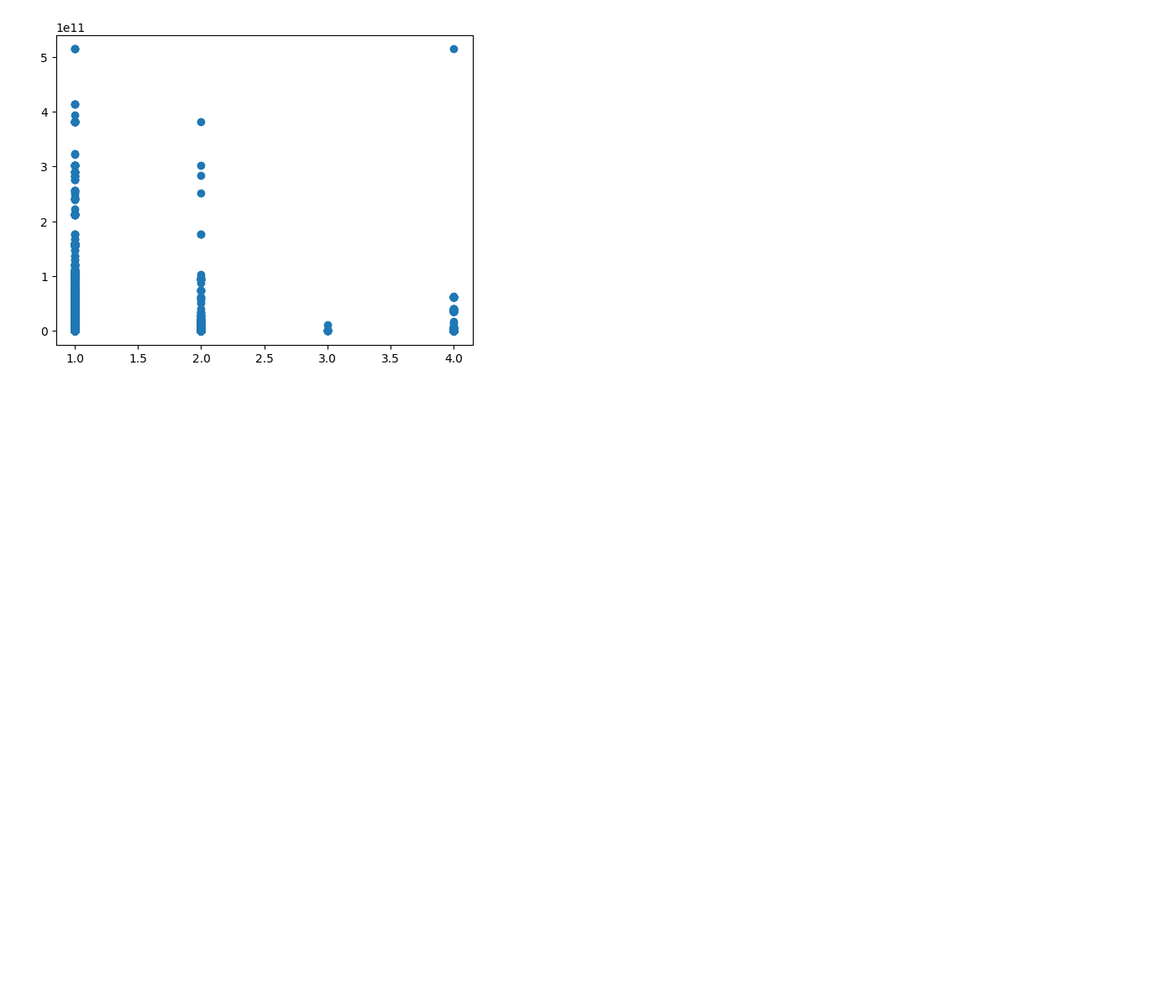
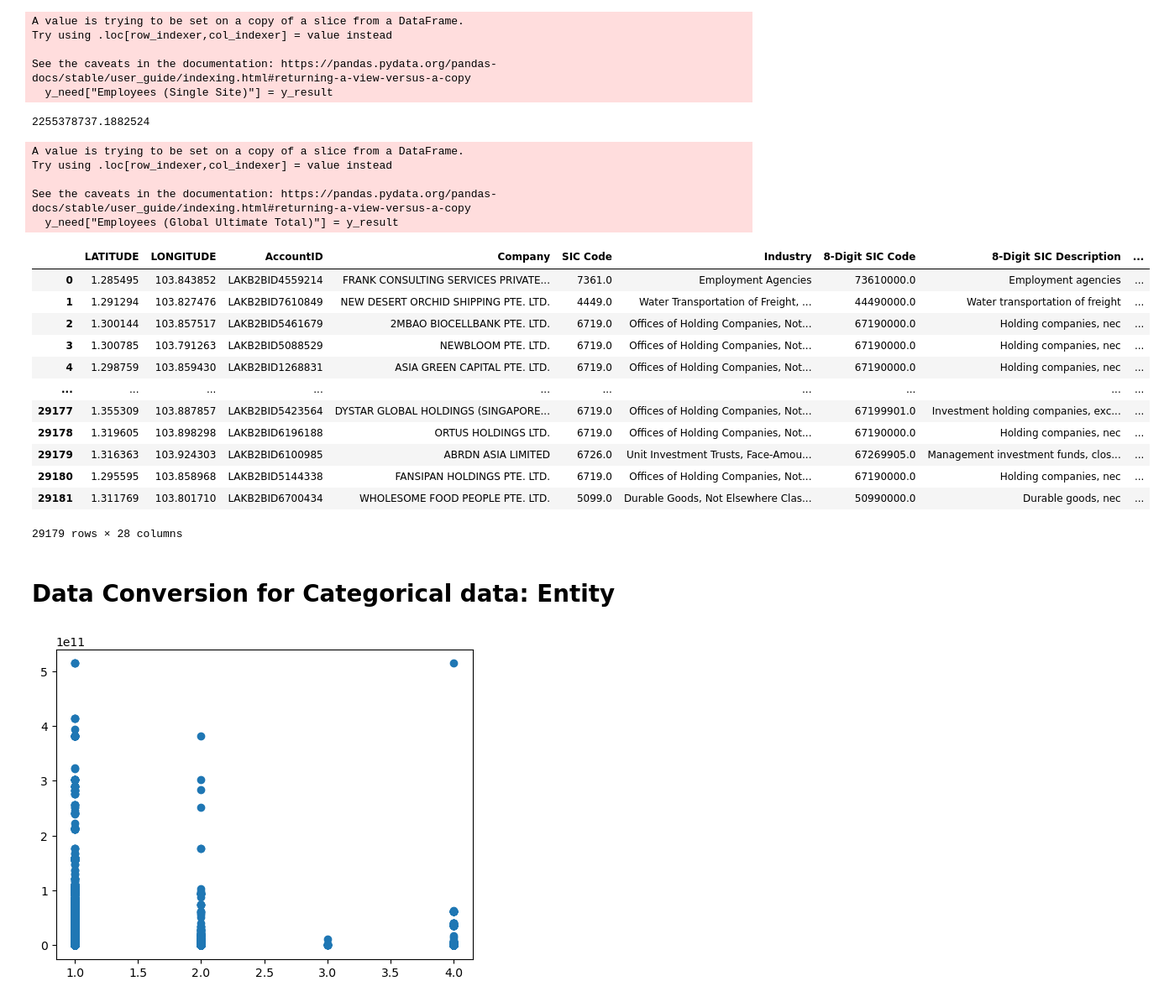
Before and after one commit to nguyenmybinhan/NUS-SDS-Datathon-Champion-TheViets, a Jupyter notebook: Decision_Tree_Regression_All_Employees_Sales.ipynb, the cells around one changed output. Shown at 84% size. Saved outputs shown, nothing was run; the diff lists cells and outputs as text; code cells hidden in the pictures; blank space fills up the shorter version.

```diff
--- a/Decision_Tree_Regression_All_Employees_Sales.ipynb
+++ b/Decision_Tree_Regression_All_Employees_Sales.ipynb
@@ -12,0 +112,3 @@ data = data[data['Sales (Global Ultimate Total USD)'] > 0]
+# %%
+y_need["Employees (Domestic Ultimate Total)"] = y_result
+print(y_need)
@@ -12,0 +135,3 @@ data = data[data['Sales (Global Ultimate Total USD)'] > 0]
+# %%
+cleansed_data = data
+cleansed_data.loc[predict_data.index, y_value] = y_need
@@ -13,3 +162,67 @@ data = data[data['Sales (Global Ultimate Total USD)'] > 0]
+# %%
+X_need = predict_data[X_features]
+y_need = predict_data[y_value]
+y_result = linear_regression_model.predict(X_need)
+y_need["Employees (Single Site)"] = y_result
+cleansed_data.loc[predict_data.index, y_value] = y_need
+# %% [output]
+A value is trying to be set on a copy of a slice from a DataFrame.
+Try using .loc[row_indexer,col_indexer] = value instead
+
+See the caveats in the documentation: https://pandas.pydata.org/pandas-docs/stable/user_guide/indexing.html#returning-a-view-versus-a-copy
+  y_need["Employees (Single Site)"] = y_result
+# %%
+#LINEAR REGRESSION TO CLEAN DATA (EMPLOYEES ON SITE)
+X_features = ["Sales (Domestic Ultimate Total USD)","Is Domestic Ultimate","Is Global Ultimate"]
+y_value = ["Employees (Global Ultimate Total)"]
+
+columns_to_check = ["Employees (Global Ultimate Total)"]
+train_data = data.dropna(subset=columns_to_check)
+predict_data = data[data["Employees (Global Ultimate Total)"].isnull()]
+
+X = train_data[X_features]
+y = train_data[y_value]
+
+X_train, X_test, y_train, y_test = train_test_split(X, y, test_size=0.3, random_state=42)
+
+linear_regression_model = LinearRegression()
+linear_regression_model.fit(X_train,y_train)
+
+y_pred = linear_regression_model.predict(X_test)
+
+mse = mean_squared_error(y_test,y_pred)
+
+print(mse)
+# %% [output]
+2255378737.1882524
+# %%
+X_need = predict_data[X_features]
+y_need = predict_data[y_value]
+y_result = linear_regression_model.predict(X_need)
+y_need["Employees (Global Ultimate Total)"] = y_result
+cleansed_data.loc[predict_data.index, y_value] = y_need
+cleansed_data
+# %% [output]
+A value is trying to be set on a copy of a slice from a DataFrame.
+Try using .loc[row_indexer,col_indexer] = value instead
+
+See the caveats in the documentation: https://pandas.pydata.org/pandas-docs/stable/user_guide/indexing.html#returning-a-view-versus-a-copy
+  y_need["Employees (Global Ultimate Total)"] = y_result
+|  | LATITUDE | LONGITUDE | AccountID | Company | SIC Code | Industry | 8-Digit SIC Code | 8-Digit SIC Description | ... |
+| 0 | 1.285495 | 103.843852 | LAKB2BID4559214 | FRANK CONSULTING SERVICES PRIVATE... | 7361.0 | Employment Agencies | 73610000.0 | Employment agencies | ... |
+| 1 | 1.291294 | 103.827476 | LAKB2BID7610849 | NEW DESERT ORCHID SHIPPING PTE. LTD. | 4449.0 | Water Transportation of Freight, ... | 44490000.0 | Water transportation of freight | ... |
+| 2 | 1.300144 | 103.857517 | LAKB2BID5461679 | 2MBAO BIOCELLBANK PTE. LTD. | 6719.0 | Offices of Holding Companies, Not... | 67190000.0 | Holding companies, nec | ... |
+| 3 | 1.300785 | 103.791263 | LAKB2BID5088529 | NEWBLOOM PTE. LTD. | 6719.0 | Offices of Holding Companies, Not... | 67190000.0 | Holding companies, nec | ... |
+| 4 | 1.298759 | 103.859430 | LAKB2BID1268831 | ASIA GREEN CAPITAL PTE. LTD. | 6719.0 | Offices of Holding Companies, Not... | 67190000.0 | Holding companies, nec | ... |
+| ... | ... | ... | ... | ... | ... | ... | ... | ... | ... |
+| 29177 | 1.355309 | 103.887857 | LAKB2BID5423564 | DYSTAR GLOBAL HOLDINGS (SINGAPORE... | 6719.0 | Offices of Holding Companies, Not... | 67199901.0 | Investment holding companies, exc... | ... |
+| 29178 | 1.319605 | 103.898298 | LAKB2BID6196188 | ORTUS HOLDINGS LTD. | 6719.0 | Offices of Holding Companies, Not... | 67190000.0 | Holding companies, nec | ... |
+| 29179 | 1.316363 | 103.924303 | LAKB2BID6100985 | ABRDN ASIA LIMITED | 6726.0 | Unit Investment Trusts, Face-Amou... | 67269905.0 | Management investment funds, clos... | ... |
+| 29180 | 1.295595 | 103.858968 | LAKB2BID5144338 | FANSIPAN HOLDINGS PTE. LTD. | 6719.0 | Offices of Holding Companies, Not... | 67190000.0 | Holding companies, nec | ... |
+| 29181 | 1.311769 | 103.801710 | LAKB2BID6700434 | WHOLESOME FOOD PEOPLE PTE. LTD. | 5099.0 | Durable Goods, Not Elsewhere Clas... | 50990000.0 | Durable goods, nec | ... |
+29179 rows × 28 columns
+# %% [markdown]
+# Data Conversion for Categorical data: Entity
 # %%
 #Convert entity to numbers
 convert = []
```
Also changed, not shown: parts of 36 cells of this notebook.
